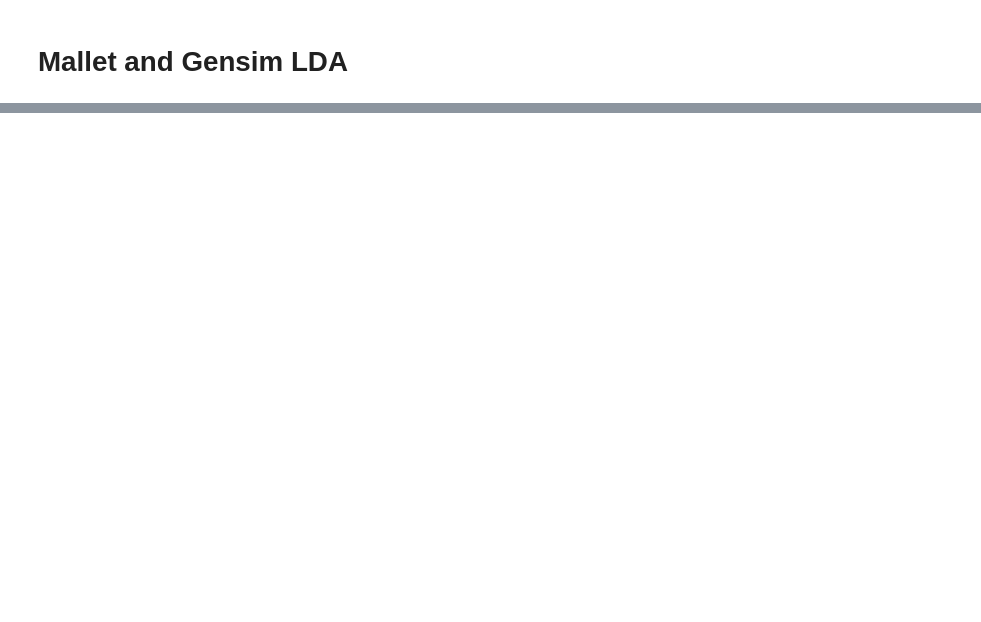
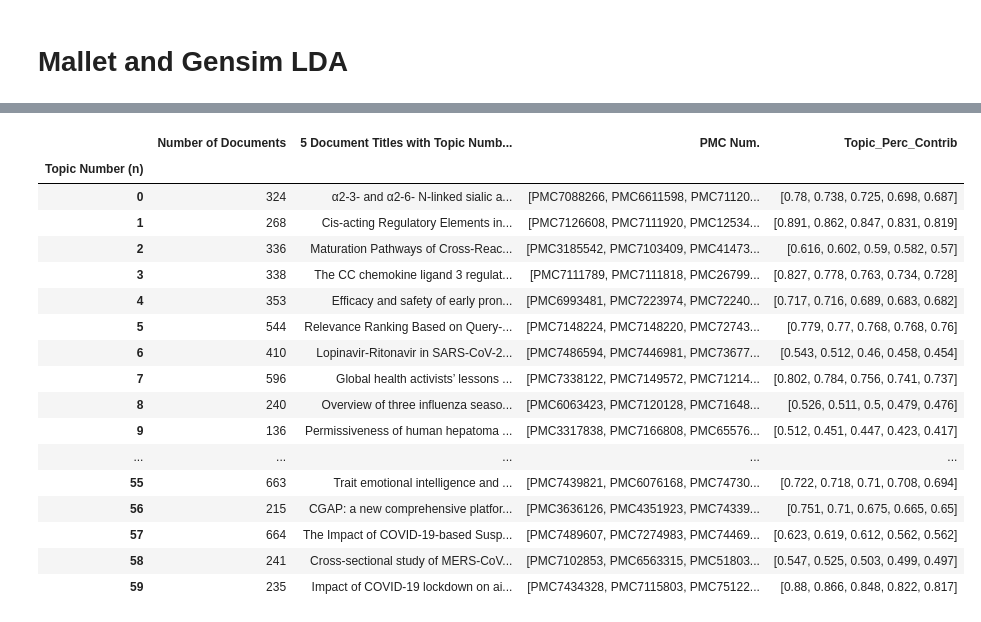
Before and after one commit to oqusous/COVID19_pmc_LDA, a Jupyter notebook: 01_IntroConc_Gensim_LDA_models.ipynb, the cells around one changed output, grey strips where cells are left out. Cells and saved outputs as stored; diff of their text form; code cells hidden in the pictures; blank space fills up the shorter version.

```diff
--- a/01_IntroConc_Gensim_LDA_models.ipynb
+++ b/01_IntroConc_Gensim_LDA_models.ipynb
@@ -432,7 +471,7 @@ def format_topics_sentences_m(ldamodel, doc_lda, corpus, texts):
 # %%
 # df_topic_sents_keywords_m = format_topics_sentences_m(lda_model_fm, doc_lda_m, corpus, bodies)
 # pickle.dump(df_topic_sents_keywords_m, open('saved_output/tables/df_topic_sents_keywords_m.pkl', 'wb'))
-df_topic_sents_keywords = pickle.load(open('saved_output/tables/df_topic_sents_keywords_m.pkl', 'rb'))
+df_topic_sents_keywords_m = pickle.load(open('saved_output/tables/df_topic_sents_keywords_m.pkl', 'rb'))
 
 # # create new columns
 df_dominant_topic_m = df_topic_sents_keywords_m.reset_index()
@@ -443,6 +495,25 @@ df_dominant_topic_m.set_index('Document_No').head(10)
 # %%
-stats_m = pd.DataFrame({'Topic Number (n)':[n for n in range(60)], 'Number of Documents':[len(df_dominant_topic_m[df_dominant_topic_m['Dominant_Topic']==n]) for n in range(60)], '5 Document Titles with Topic Number, n, Being Most Dominant':[' || '.join(title_parser(df_dominant_topic_m, n)[0]) for n in range(60)], 'PMC Num.':[title_parser(df_dominant_topic_m, n)[1] for n in range(60)], 'Topic_Perc_Contrib':[title_parser(df_dominant_topic_m, n)[2] for n in range(60)]})
+stats_m = pd.DataFrame({'Topic Number (n)':[n for n in range(60)], 'Number of Documents':[len(df_dominant_topic_m[df_dominant_topic_m['Dominant_Topic']==n]) for n in range(60)], '5 Document Titles with Topic Number, n, Being Most Dominant':[' ; '.join(title_parser(df_dominant_topic_m, n)[0]) for n in range(60)], 'PMC Num.':[title_parser(df_dominant_topic_m, n)[1] for n in range(60)], 'Topic_Perc_Contrib':[title_parser(df_dominant_topic_m, n)[2] for n in range(60)]})
 stats_m.set_index('Topic Number (n)', inplace=True)
 from pandas import option_context
 with option_context('display.max_colwidth', -1):
     display(stats_m)
+# %% [output]
+|  | Number of Documents | 5 Document Titles with Topic Numb... | PMC Num. | Topic_Perc_Contrib |
+| Topic Number (n) |  |  |  |  |
+| 0 | 324 | α2-3- and α2-6- N-linked sialic a... | [PMC7088266, PMC6611598, PMC71120... | [0.78, 0.738, 0.725, 0.698, 0.687] |
+| 1 | 268 | Cis-acting Regulatory Elements in... | [PMC7126608, PMC7111920, PMC12534... | [0.891, 0.862, 0.847, 0.831, 0.819] |
+| 2 | 336 | Maturation Pathways of Cross-Reac... | [PMC3185542, PMC7103409, PMC41473... | [0.616, 0.602, 0.59, 0.582, 0.57] |
+| 3 | 338 | The CC chemokine ligand 3 regulat... | [PMC7111789, PMC7111818, PMC26799... | [0.827, 0.778, 0.763, 0.734, 0.728] |
+| 4 | 353 | Efficacy and safety of early pron... | [PMC6993481, PMC7223974, PMC72240... | [0.717, 0.716, 0.689, 0.683, 0.682] |
+| 5 | 544 | Relevance Ranking Based on Query-... | [PMC7148224, PMC7148220, PMC72743... | [0.779, 0.77, 0.768, 0.768, 0.76] |
+| 6 | 410 | Lopinavir-Ritonavir in SARS-CoV-2... | [PMC7486594, PMC7446981, PMC73677... | [0.543, 0.512, 0.46, 0.458, 0.454] |
+| 7 | 596 | Global health activists’ lessons ... | [PMC7338122, PMC7149572, PMC71214... | [0.802, 0.784, 0.756, 0.741, 0.737] |
+| 8 | 240 | Overview of three influenza seaso... | [PMC6063423, PMC7120128, PMC71648... | [0.526, 0.511, 0.5, 0.479, 0.476] |
+| 9 | 136 | Permissiveness of human hepatoma ... | [PMC3317838, PMC7166808, PMC65576... | [0.512, 0.451, 0.447, 0.423, 0.417] |
+| ... | ... | ... | ... | ... |
+| 55 | 663 | Trait emotional intelligence and ... | [PMC7439821, PMC6076168, PMC74730... | [0.722, 0.718, 0.71, 0.708, 0.694] |
+| 56 | 215 | CGAP: a new comprehensive platfor... | [PMC3636126, PMC4351923, PMC74339... | [0.751, 0.71, 0.675, 0.665, 0.65] |
+| 57 | 664 | The Impact of COVID-19-based Susp... | [PMC7489607, PMC7274983, PMC74469... | [0.623, 0.619, 0.612, 0.562, 0.562] |
+| 58 | 241 | Cross-sectional study of MERS-CoV... | [PMC7102853, PMC6563315, PMC51803... | [0.547, 0.525, 0.503, 0.499, 0.497] |
+| 59 | 235 | Impact of COVID-19 lockdown on ai... | [PMC7434328, PMC7115803, PMC75122... | [0.88, 0.866, 0.848, 0.822, 0.817] |
```
Also changed, not shown: parts of 8 cells of this notebook, 7 other files.
